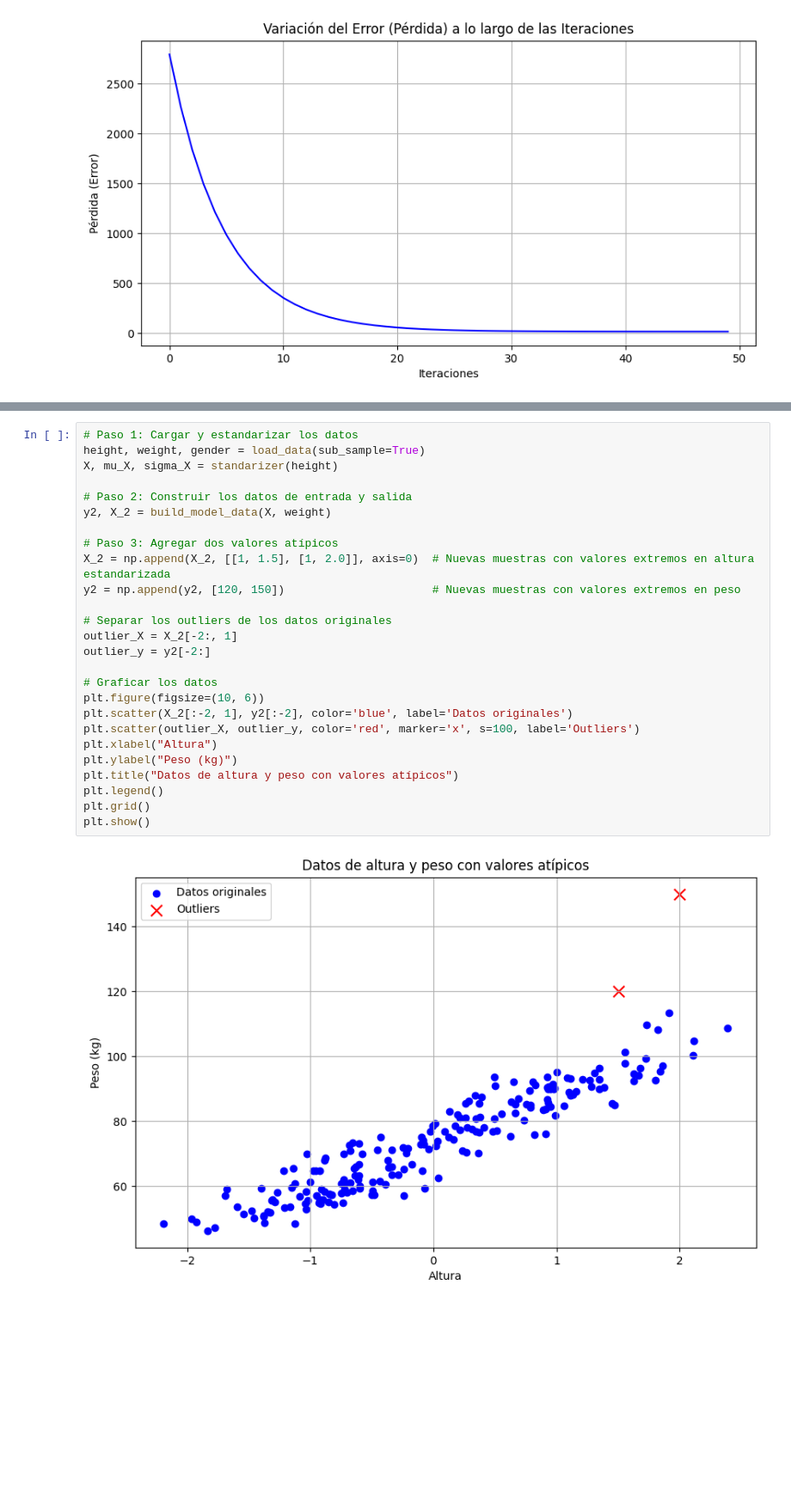
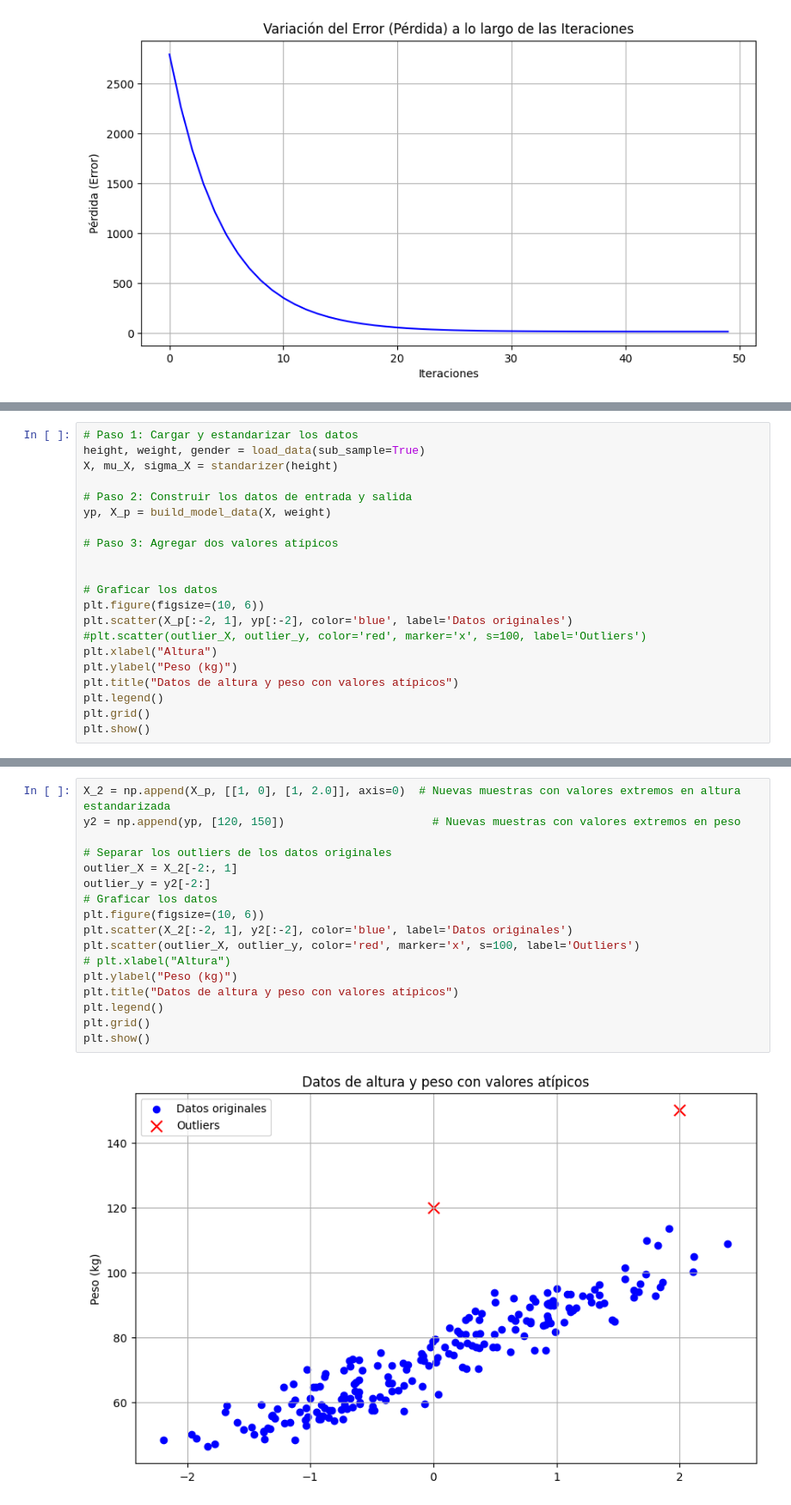
Before and after one commit to J0tta13/machine, a Jupyter notebook: miniproyecto1/miniproyecto1.ipynb, the cells around one changed output, grey strips where cells are left out. Shown at 86% size. Drawn from its saved outputs; the diff is of its cells as text; blank space fills up the shorter version.

```diff
--- a/miniproyecto1/RegresionyOptimizacion - students.ipynb
+++ b/miniproyecto1/miniproyecto1.ipynb
@@ -762,0 +781,21 @@ de datos. Agrega dos outliers y encuentra el modelo.
+# %%
+# Paso 1: Cargar y estandarizar los datos
+height, weight, gender = load_data(sub_sample=True)
+X, mu_X, sigma_X = standarizer(height)
+
+# Paso 2: Construir los datos de entrada y salida
+yp, X_p = build_model_data(X, weight)
+
+# Paso 3: Agregar dos valores atípicos
+
+
+# Graficar los datos
+plt.figure(figsize=(10, 6))
+plt.scatter(X_p[:-2, 1], yp[:-2], color='blue', label='Datos originales')
+#plt.scatter(outlier_X, outlier_y, color='red', marker='x', s=100, label='Outliers')
+plt.xlabel("Altura")
+plt.ylabel("Peso (kg)")
+plt.title("Datos de altura y peso con valores atípicos")
+plt.legend()
+plt.grid()
+plt.show()
@@ -763,31 +845,22 @@ de datos. Agrega dos outliers y encuentra el modelo.
 # %%
-# Paso 1: Cargar y estandarizar los datos
-height, weight, gender = load_data(sub_sample=True)
-X, mu_X, sigma_X = standarizer(height)
-
-# Paso 2: Construir los datos de entrada y salida
-y2, X_2 = build_model_data(X, weight)
-
-# Paso 3: Agregar dos valores atípicos
-X_2 = np.append(X_2, [[1, 1.5], [1, 2.0]], axis=0)  # Nuevas muestras con valores extremos en altura estandarizada
-y2 = np.append(y2, [120, 150])                      # Nuevas muestras con valores extremos en peso
+X_2 = np.append(X_p, [[1, 0], [1, 2.0]], axis=0)  # Nuevas muestras con valores extremos en altura estandarizada
+y2 = np.append(yp, [120, 150])                      # Nuevas muestras con valores extremos en peso
 
 # Separar los outliers de los datos originales
 outlier_X = X_2[-2:, 1]
 outlier_y = y2[-2:]
-
 # Graficar los datos
 plt.figure(figsize=(10, 6))
 plt.scatter(X_2[:-2, 1], y2[:-2], color='blue', label='Datos originales')
 plt.scatter(outlier_X, outlier_y, color='red', marker='x', s=100, label='Outliers')
-plt.xlabel("Altura")
+# plt.xlabel("Altura")
 plt.ylabel("Peso (kg)")
 plt.title("Datos de altura y peso con valores atípicos")
 plt.legend()
 plt.grid()
 plt.show()
 # %% [output]
-[figure, old version]
+[figure, new version]
 # %%
 w_initial = np.array([0, 0])
 max_iters = 50
```
Also changed, not shown: parts of 31 cells of this notebook, 5 other files.
